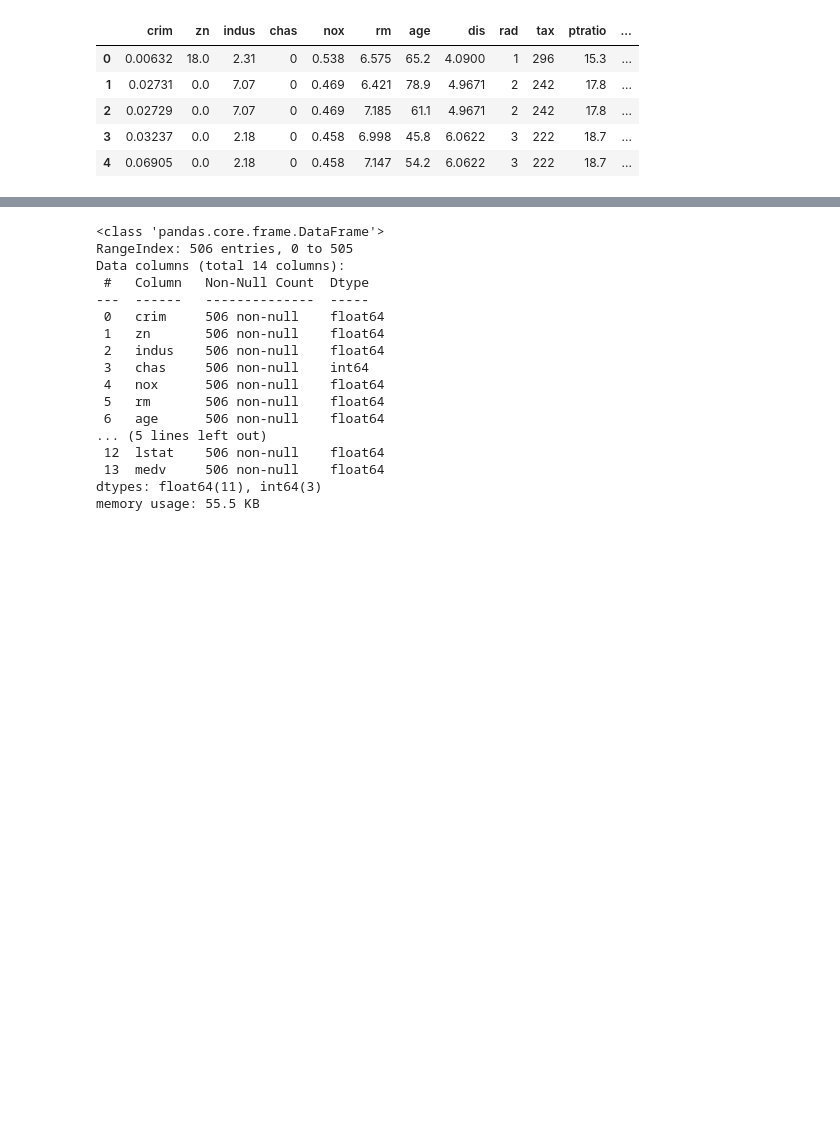
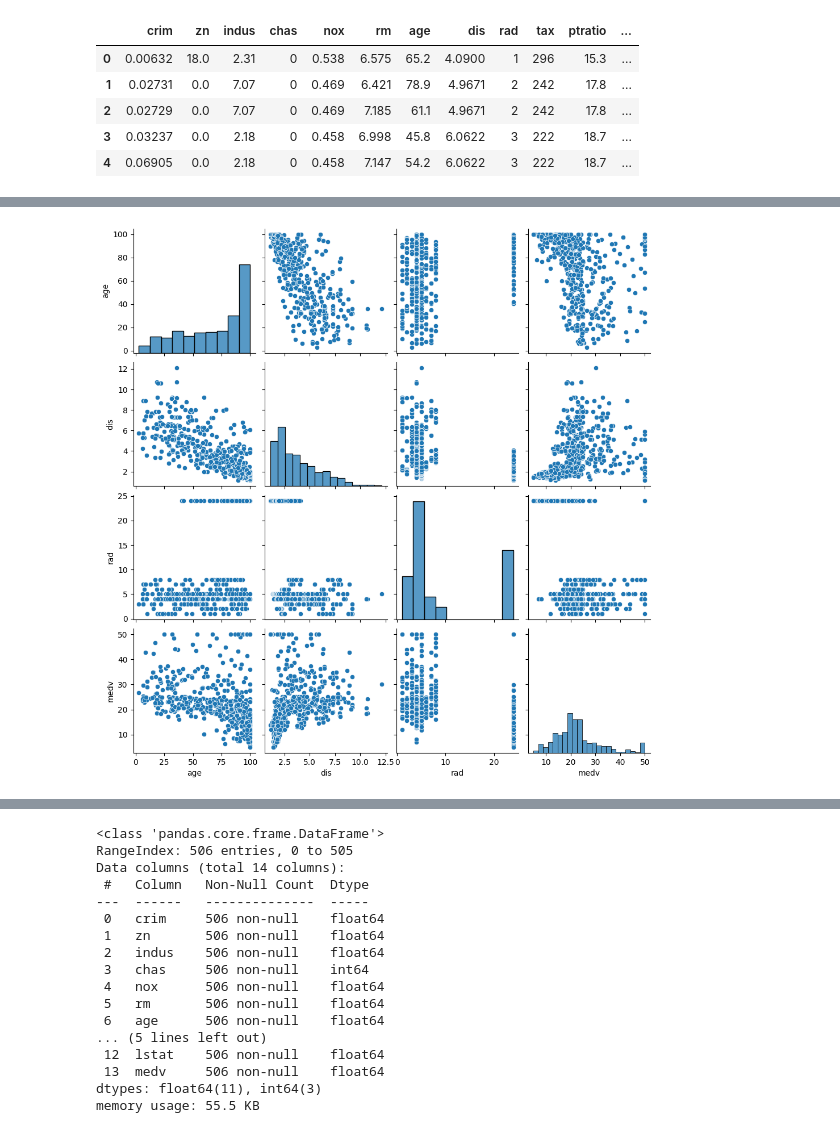
Before and after one commit to Omdena-CBP-Tanzania/machine-learning-linear-regression-twiga2, a Jupyter notebook: notebooks/EDA.ipynb, the cells around one changed output, grey strips where cells are left out. Cells and saved outputs as stored; diff of their text form; code cells hidden in the pictures; blank space fills up the shorter version.

```diff
--- a/notebooks/EDA.ipynb
+++ b/notebooks/EDA.ipynb
@@ -49,0 +76,7 @@ plt.show()
+# %%
+#Visualization using Pairplots
+
+sns.pairplot(datadf, vars=['age','dis','rad','medv'])
+plt.show()
+# %% [output]
+[figure, added]
```
Also changed, not shown: parts of 8 cells of this notebook.
